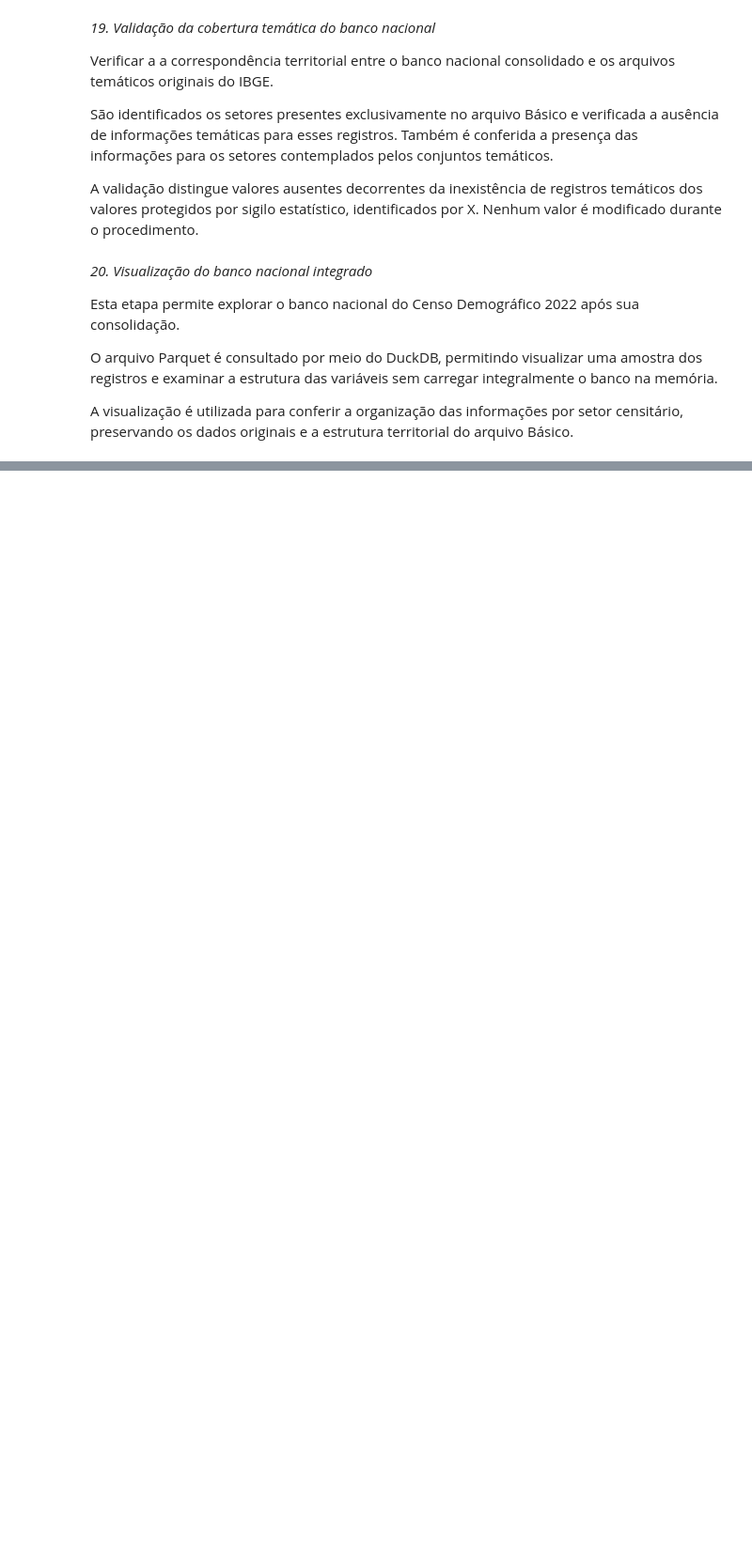
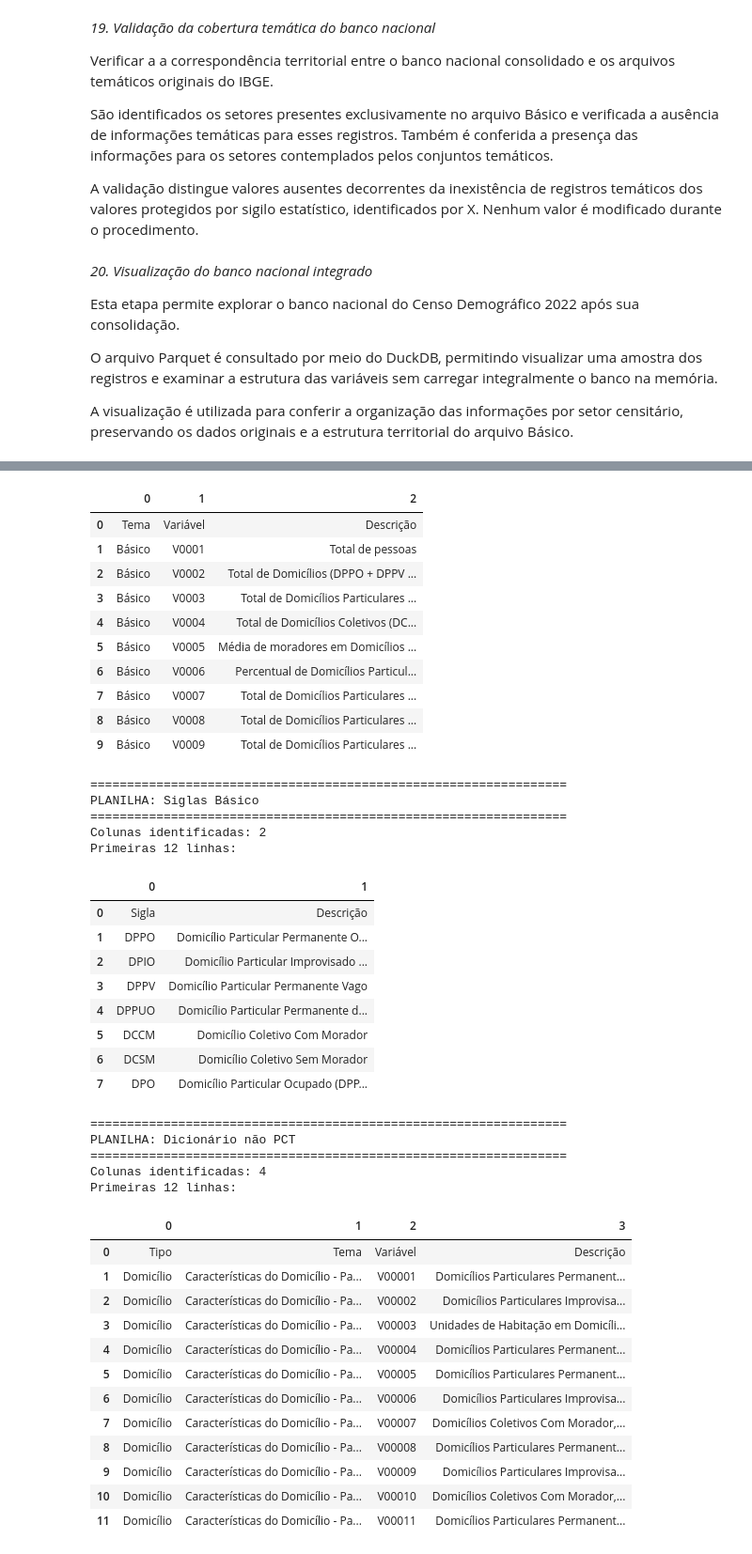
Before and after one commit to PriscilaForcel/DOUTORADO, a Jupyter notebook: 01_BR_UNIVERSO/BR_UNIVERSO.ipynb, the cells around one changed output, grey strips where cells are left out. Shown at 94% size. Cells and saved outputs as stored; diff of their text form; code cells hidden in the pictures; blank space fills up the shorter version.

```diff
--- a/01_BR_UNIVERSO/BR_UNIVERSO.ipynb
+++ b/01_BR_UNIVERSO/BR_UNIVERSO.ipynb
@@ -2503,0 +3309,32 @@ print("Backup:", destino)
+# %%
+
+# INSPEÇÃO DOS DICIONÁRIOS
+
+import pandas as pd
+
+planilhas_analisar = [
+    "Dicionário Básico",
+    "Siglas Básico",
+    "Dicionário não PCT"
+]
+
+for nome_planilha in planilhas_analisar:
+
+    print("\n" + "=" * 65)
+    print("PLANILHA:", nome_planilha)
+    print("=" * 65)
+
+    # Ler sem assumir que a primeira linha contém o cabeçalho
+    df = pd.read_excel(
+        arquivo_dicionario,
+        sheet_name=nome_planilha,
+        header=None,
+        nrows=12,
+        dtype=str
+    )
+
+    print("Colunas identificadas:", df.shape[1])
+    print("Primeiras 12 linhas:")
+
+    display(df.fillna("").iloc[:, :12])
+# %% [output]
@@ -2503,0 +3346,43 @@ print("Backup:", destino)
+|  | 0 | 1 | 2 |
+| 0 | Tema | Variável | Descrição |
+| 1 | Básico | V0001 | Total de pessoas |
+| 2 | Básico | V0002 | Total de Domicílios (DPPO + DPPV ... |
+| 3 | Básico | V0003 | Total de Domicílios Particulares ... |
+| 4 | Básico | V0004 | Total de Domicílios Coletivos (DC... |
+| 5 | Básico | V0005 | Média de moradores em Domicílios ... |
+| 6 | Básico | V0006 | Percentual de Domicílios Particul... |
+| 7 | Básico | V0007 | Total de Domicílios Particulares ... |
+| 8 | Básico | V0008 | Total de Domicílios Particulares ... |
+| 9 | Básico | V0009 | Total de Domicílios Particulares ... |
+=================================================================
+PLANILHA: Siglas Básico
+=================================================================
+Colunas identificadas: 2
+Primeiras 12 linhas:
+|  | 0 | 1 |
+| 0 | Sigla | Descrição |
+| 1 | DPPO | Domicílio Particular Permanente O... |
+| 2 | DPIO | Domicílio Particular Improvisado ... |
+| 3 | DPPV | Domicílio Particular Permanente Vago |
+| 4 | DPPUO | Domicílio Particular Permanente d... |
+| 5 | DCCM | Domicílio Coletivo Com Morador |
+| 6 | DCSM | Domicílio Coletivo Sem Morador |
+| 7 | DPO | Domicílio Particular Ocupado (DPP... |
+=================================================================
+PLANILHA: Dicionário não PCT
+=================================================================
+Colunas identificadas: 4
+Primeiras 12 linhas:
+|  | 0 | 1 | 2 | 3 |
+| 0 | Tipo | Tema | Variável | Descrição |
+| 1 | Domicílio | Características do Domicílio - Pa... | V00001 | Domicílios Particulares Permanent... |
+| 2 | Domicílio | Características do Domicílio - Pa... | V00002 | Domicílios Particulares Improvisa... |
+| 3 | Domicílio | Características do Domicílio - Pa... | V00003 | Unidades de Habitação em Domicíli... |
+| 4 | Domicílio | Características do Domicílio - Pa... | V00004 | Domicílios Particulares Permanent... |
+| 5 | Domicílio | Características do Domicílio - Pa... | V00005 | Domicílios Particulares Permanent... |
+| 6 | Domicílio | Características do Domicílio - Pa... | V00006 | Domicílios Particulares Improvisa... |
+| 7 | Domicílio | Características do Domicílio - Pa... | V00007 | Domicílios Coletivos Com Morador,... |
+| 8 | Domicílio | Características do Domicílio - Pa... | V00008 | Domicílios Particulares Permanent... |
+| 9 | Domicílio | Características do Domicílio - Pa... | V00009 | Domicílios Particulares Improvisa... |
+| 10 | Domicílio | Características do Domicílio - Pa... | V00010 | Domicílios Coletivos Com Morador,... |
+| 11 | Domicílio | Características do Domicílio - Pa... | V00011 | Domicílios Particulares Permanent... |
```
Also changed, not shown: parts of 33 cells of this notebook.
